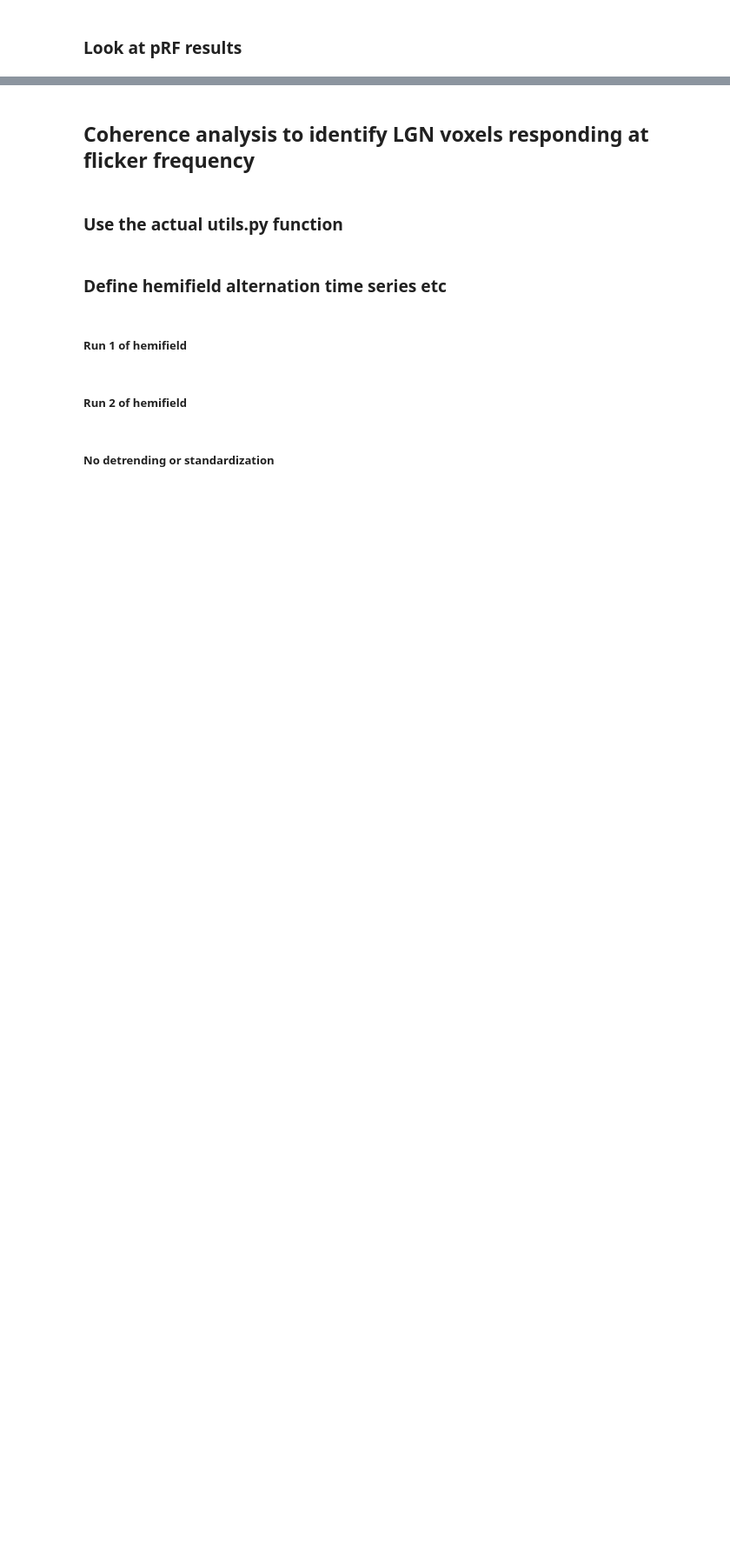
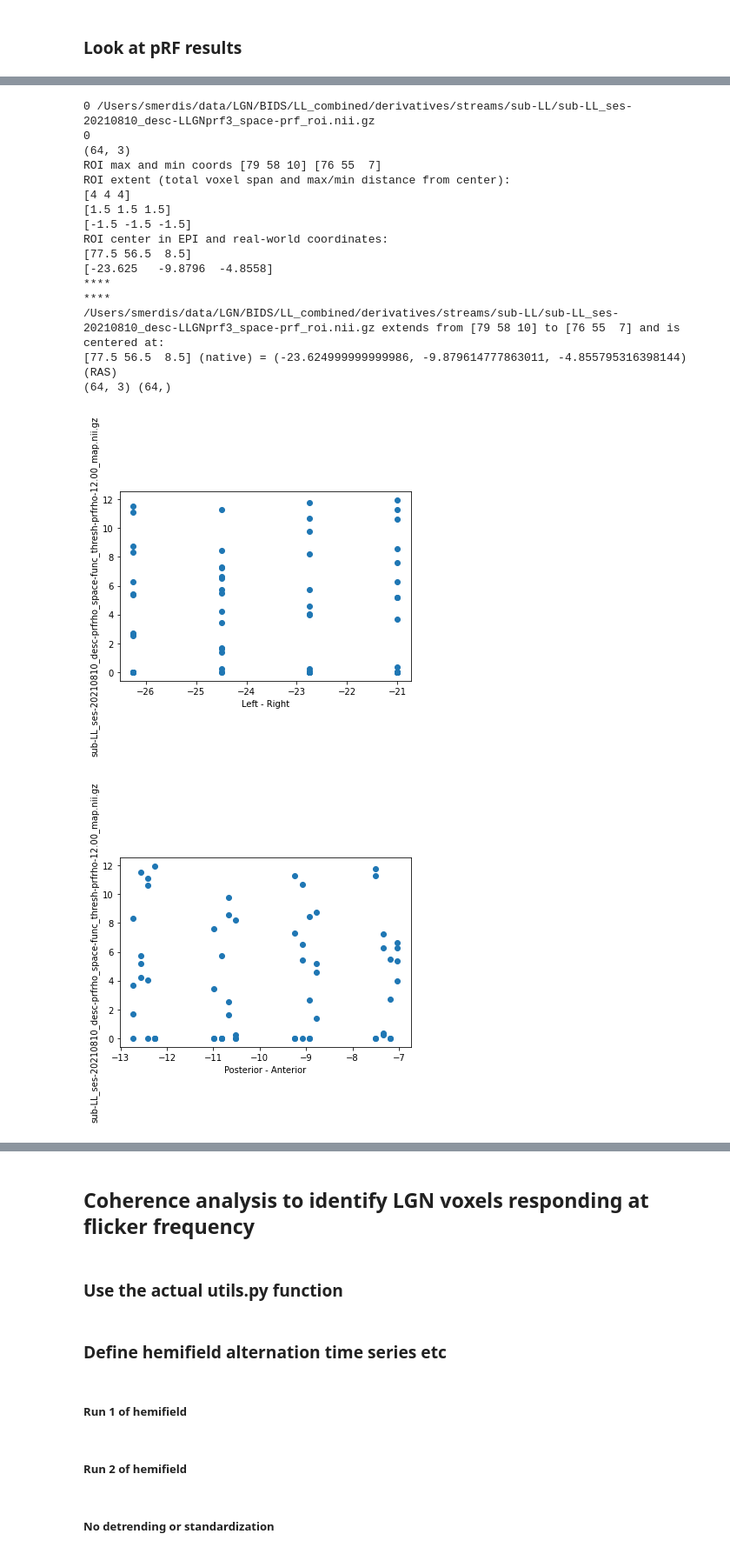
Before and after one commit to smerdis/streams, a Jupyter notebook: glm_code/LL_combined.ipynb, the cells around one changed output, grey strips where cells are left out. Shown at 87% size. Cells and saved outputs as stored; diff of their text form; code cells hidden in the pictures; blank space fills up the shorter version.

```diff
--- a/glm_code/LL_combined.ipynb
+++ b/glm_code/LL_combined.ipynb
@@ -543,0 +1146,4 @@ print('\n'.join(lgn_rois_prf_space), big_lgn_rois_prf_space, sep='\n')
+# %%
+# prf eccentricity map
+prf_ecc_map = "/Users/smerdis/data/LGN/BIDS/LL_combined/derivatives/prf/sub-LL/20210908-081328/sub-LL_ses-20210810_desc-prfrho_space-func_thresh-prfrho-12.00_map.nii.gz"
+# prf_ecc_map = "/Users/smerdis/data/LGN/BIDS/LL_combined/derivatives/prf/sub-LL/20210908-081328/sub-LL_ses-20210810_desc-prfrho_space-func_thresh-prfrho-12.00_map.nii.gz"
@@ -544,4 +1154,25 @@ print('\n'.join(lgn_rois_prf_space), big_lgn_rois_prf_space, sep='\n')
 # %%
 for i, x in zip(range(len(lgn_rois_prf_space)), lgn_rois_prf_space):
     print(i, x)
     utils.roi_stats({i: load_img(x)}, prf_ref_vol_img)
+    utils.roi_map_scatter(x, prf_ecc_map, prf_ref_vol_img)
+    #utils.roi_map_scatter(x, prf_rsq_map, prf_ref_vol_img)
+# %% [output]
+0 /Users/smerdis/data/LGN/BIDS/LL_combined/derivatives/streams/sub-LL/sub-LL_ses-20210810_desc-LLGNprf3_space-prf_roi.nii.gz
+0
+(64, 3)
+ROI max and min coords [79 58 10] [76 55  7]
+ROI extent (total voxel span and max/min distance from center):
+[4 4 4]
+[1.5 1.5 1.5]
+[-1.5 -1.5 -1.5]
+ROI center in EPI and real-world coordinates:
+[77.5 56.5  8.5]
+[-23.625   -9.8796  -4.8558]
+****
+****
+/Users/smerdis/data/LGN/BIDS/LL_combined/derivatives/streams/sub-LL/sub-LL_ses-20210810_desc-LLGNprf3_space-prf_roi.nii.gz extends from [79 58 10] to [76 55  7] and is centered at:
+[77.5 56.5  8.5] (native) = (-23.624999999999986, -9.879614777863011, -4.855795316398144) (RAS)
+(64, 3) (64,)
+[figure, added]
+[figure, added]
```
Also changed, not shown: parts of 107 cells of this notebook.
